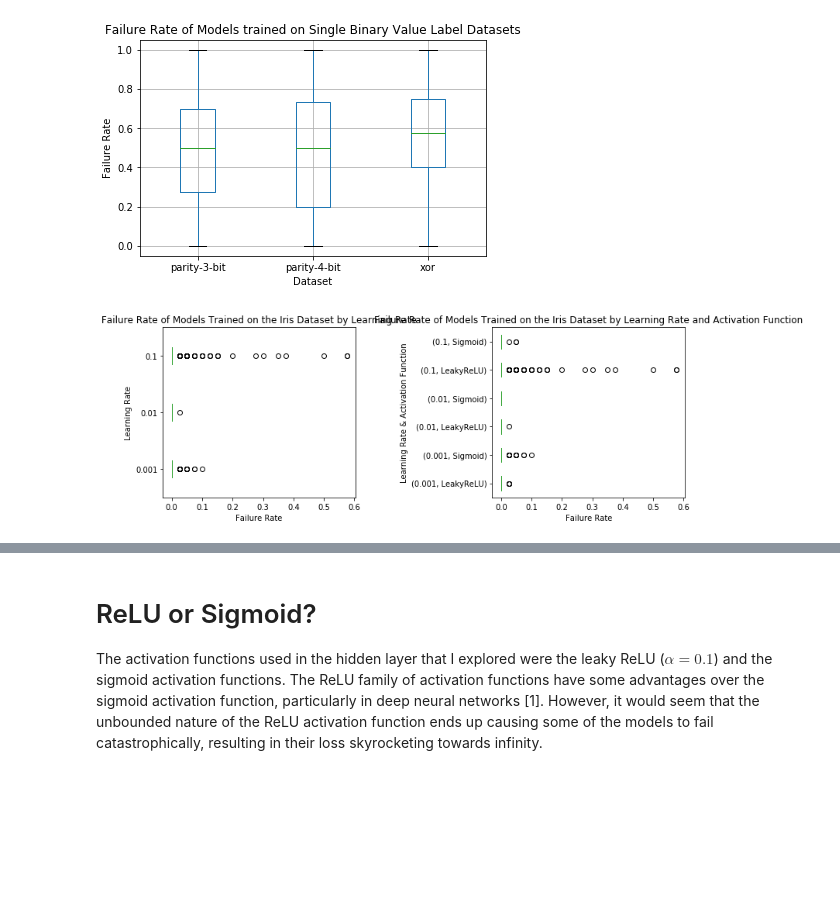
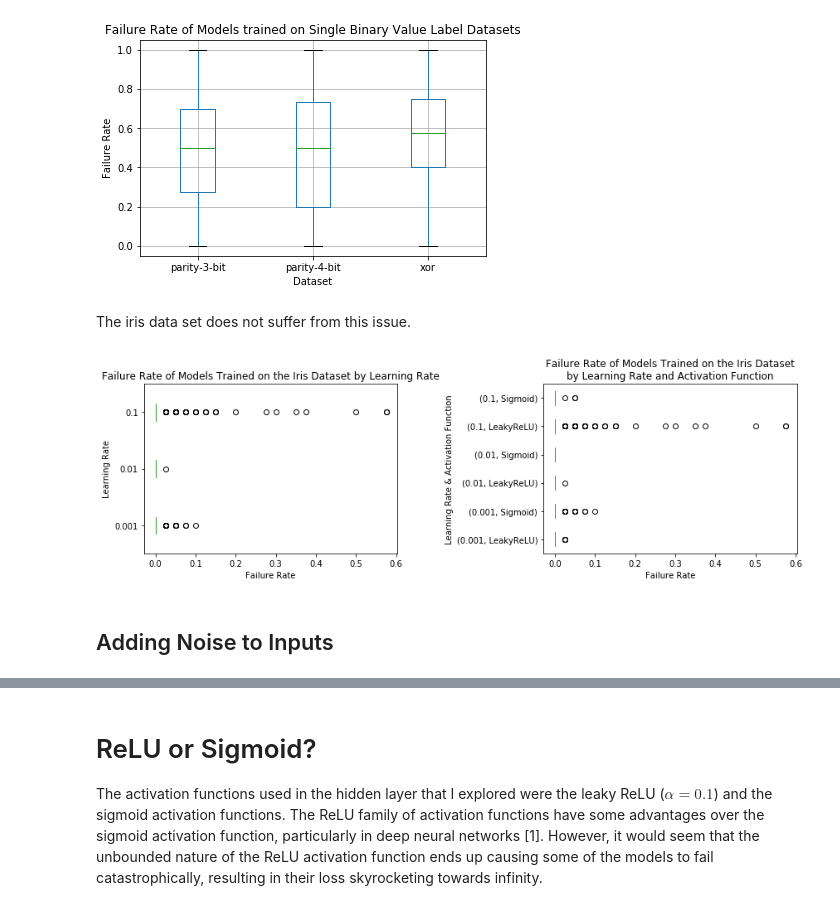
Before and after one commit to AnthonyDickson/Neural-Networks, a Jupyter notebook: notebooks/Analysis of Iris Dataset Results.ipynb, the cells around one changed output, grey strips where cells are left out. Cells and saved outputs as stored; diff of their text form; code cells hidden in the pictures; blank space fills up the shorter version.

Commit message:
update analyses and start adding plots for report

```diff
--- a/notebooks/Analysis of Iris Dataset Results.ipynb
+++ b/notebooks/Analysis of Iris Dataset Results.ipynb
@@ -84,0 +83,10 @@ First thing that you may notice is that all of the best regression models are us
+# %%
+val_scores_cols = get_val_scores_cols(df)
+train_scores_cols = get_train_scores_cols(df)
+scores_cols = np.hstack((val_scores_cols, train_scores_cols))
+
+x = df[regression_mask(df)][scores_cols]
+x_min, x_max = -1.0, 1.0 # the range of Pearson's correlation coefficient
+
+x = (x - x_min) / (x_max - x_min)
+x.describe()
@@ -84,0 +104,3 @@ First thing that you may notice is that all of the best regression models are us
+# %%
+df.loc[regression_mask(df), scores_cols] = x
+df.loc[regression_mask(df), scores_cols].describe()
@@ -312,21 +318,25 @@ ax.set_title('Failure Rate of Models trained on Single Binary Value Label Datase
 plt.suptitle('');  # get rid of the generic title pandas gives us.
 # %% [output]
 [figure]
+# %% [markdown]
+The iris data set does not suffer from this issue.
 # %%
 fig, axes = plt.subplots(1, 2, squeeze=True, figsize=(12, 4))
 
 ax = df[iris_mask(df)].boxplot(column='fail_rate', by='learning_rate',
                                   vert=False, grid=False, ax=axes[0])
 ax.set_xlabel('Failure Rate')
 ax.set_ylabel('Learning Rate')
 ax.set_title('Failure Rate of Models Trained on the Iris Dataset by Learning Rate')
 
 ax = df[iris_mask(df)].boxplot(column='fail_rate', by=['learning_rate', 'activation_func'],
                                   vert=False, grid=False, ax=axes[1])
 ax.set_xlabel('Failure Rate')
 ax.set_ylabel('Learning Rate & Activation Function')
-ax.set_title('Failure Rate of Models Trained on the Iris Dataset by Learning Rate and Activation Function')
+ax.set_title('Failure Rate of Models Trained on the Iris Dataset\nby Learning Rate and Activation Function')
 plt.suptitle('');  # get rid of the generic title pandas gives us.
 plt.tight_layout()
 # %% [output]
-[figure, old version]
+[figure, new version]
+# %% [markdown]
+## Adding Noise to Inputs
```
Also changed, not shown: parts of 60 cells of this notebook, 4 other files.
